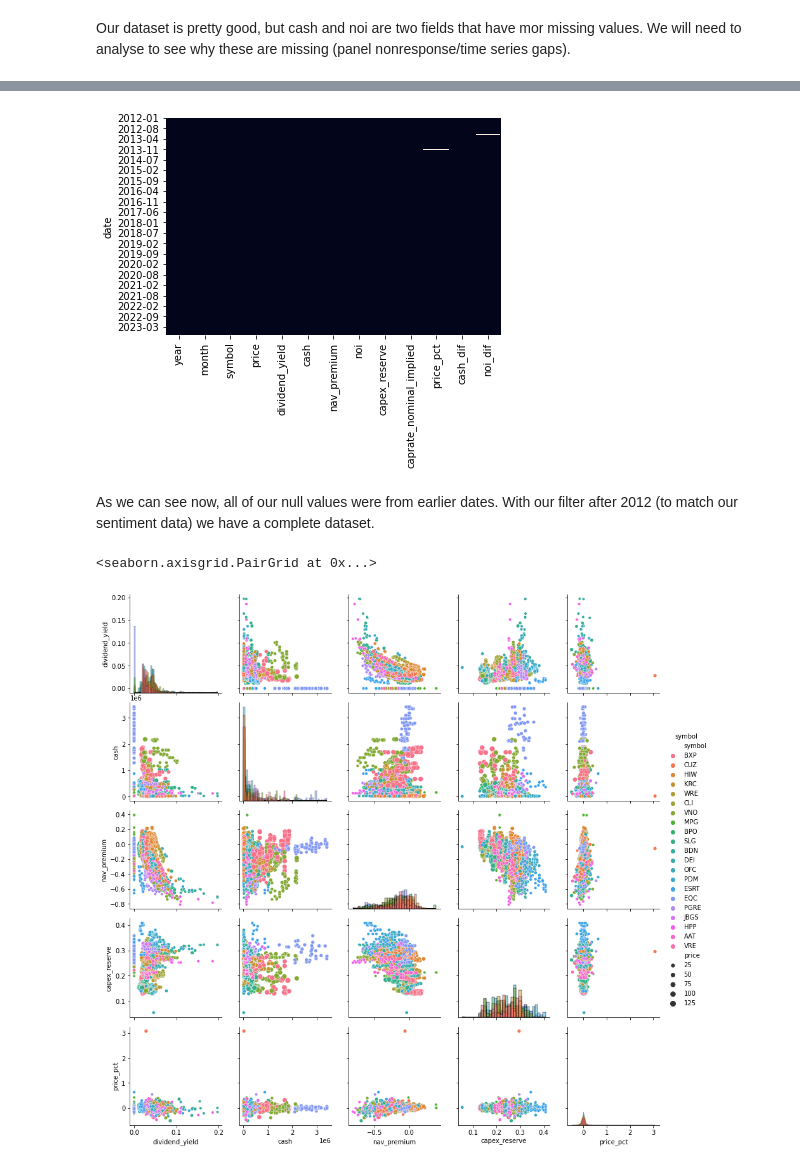
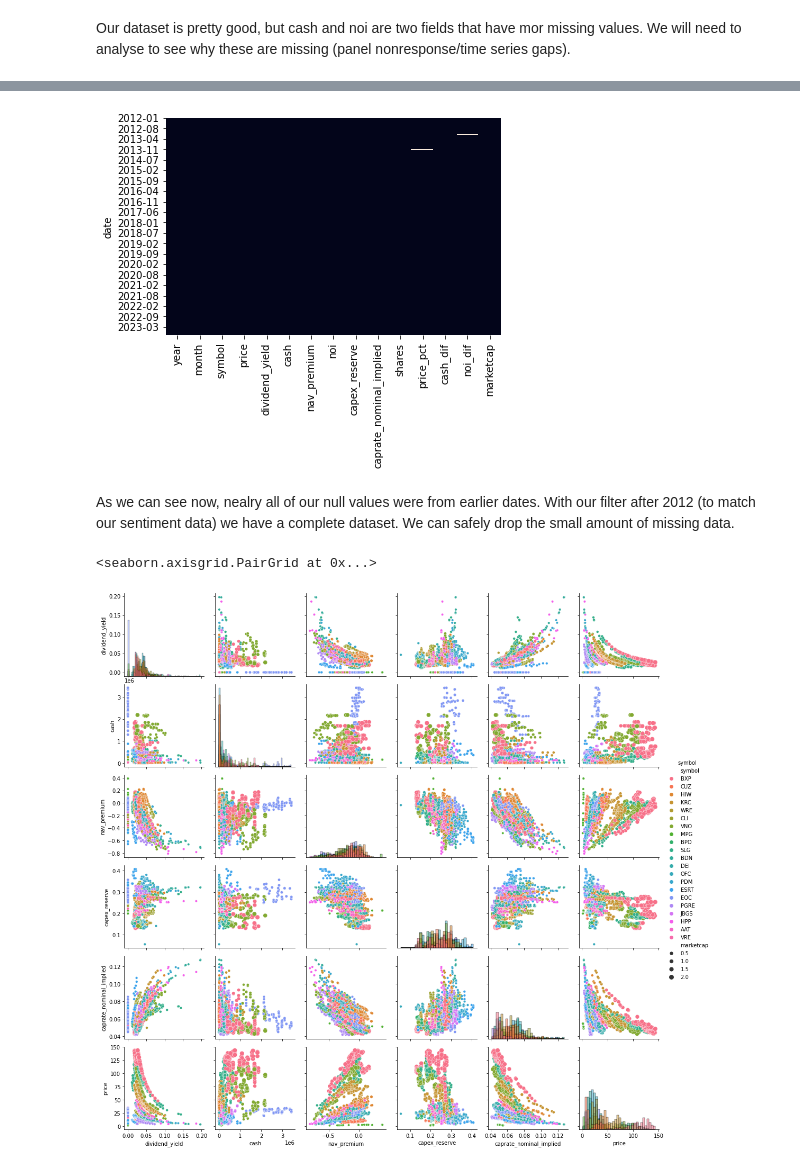
Before and after one commit to ckeith26/REIT_Analysis, a Jupyter notebook: time_series_analysis/REITs Price Prediction.ipynb, the cells around one changed output, grey strips where cells are left out. Saved outputs shown, nothing was run; the diff lists cells and outputs as text; code cells hidden in the pictures.

```diff
--- a/time_series_analysis/REITs Price Prediction.ipynb
+++ b/time_series_analysis/REITs Price Prediction.ipynb
@@ -50,7 +51,7 @@ df_cleaned = df_cleaned.drop(drop_list, axis=1)
 # should impact the sector/performance (utilizing Jonathan's industry knowledge)
 
 testing_vars = ['date','year','month','symbol','price','dividend_yield','cash','nav_premium',
-                'noi','capex_reserve', 'caprate_nominal_implied']
+                'noi','capex_reserve', 'caprate_nominal_implied','shares']
 
 df_testing = df_cleaned.loc[df_cleaned['sector'] == 'Office'] # focus on office sector
 df_testing = df_testing[testing_vars]
@@ -77,8 +78,9 @@ df_office = df_office.set_index('date')
 
 # Transformations
 df_office['price_pct'] = df_office.price.groupby(df_office['symbol']).pct_change()
-df_office['cash_dif'] = df_office.cash.groupby(df_office['symbol']).diff()
+df_office['cash_log'] = df_office.cash.groupby(df_office['symbol']).diff()
 df_office['noi_dif'] = df_office.noi.groupby(df_office['symbol']).diff()
+df_office['marketcap'] = df_office['price']*df_office['shares']
 
 df_office = df_office.loc[df_office['year'] >= 2012] #filter past 2012, to match sentiment data
 df_office.head()
@@ -95,16 +97,18 @@ df_office.head()
 sns.heatmap(df_office.isnull(), cbar=False)
 plt.show()
 # %% [output]
-[figure, old version]
+[figure, new version]
 # %% [markdown]
-As we can see now, all of our null values were from earlier dates. With our filter after 2012 (to match our sentiment data) we have a complete dataset.
+As we can see now, nealry all of our null values were from earlier dates. With our filter after 2012 (to match our sentiment data) we have a complete dataset. We can safely drop the small amount of missing data.
+# %%
+df_office = df_office.dropna()
 # %%
 # Chart to analyze feature relationships
-feature_list = ['symbol','dividend_yield','cash','nav_premium','capex_reserve','caprate_nominal','price_pct']
+feature_list = ['symbol','dividend_yield','cash','nav_premium','capex_reserve','caprate_nominal_implied','price']
 ax = sns.PairGrid(df_office.filter(items=feature_list), hue='symbol')
 ax.map_diag(sns.histplot)
-ax.map_offdiag(sns.scatterplot, size=df_office['price'])
+ax.map_offdiag(sns.scatterplot, size=df_office['marketcap'])
 ax.add_legend()
 # %% [output]
 <seaborn.axisgrid.PairGrid at 0x...>
-[figure, old version]
+[figure, new version]
```
Also changed, not shown: parts of 13 cells of this notebook.
